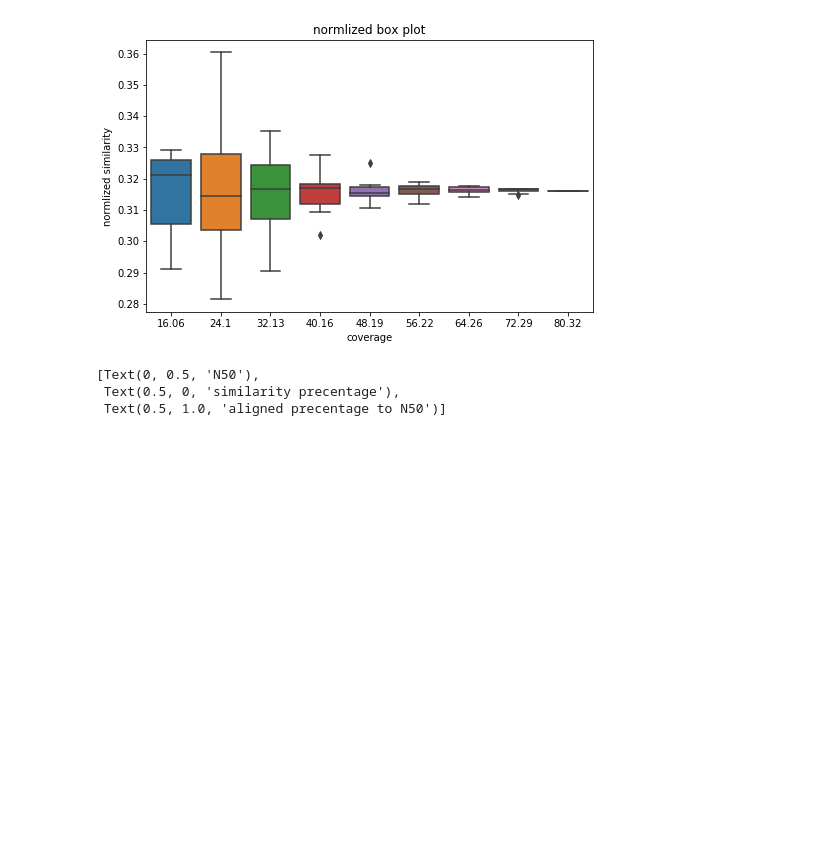
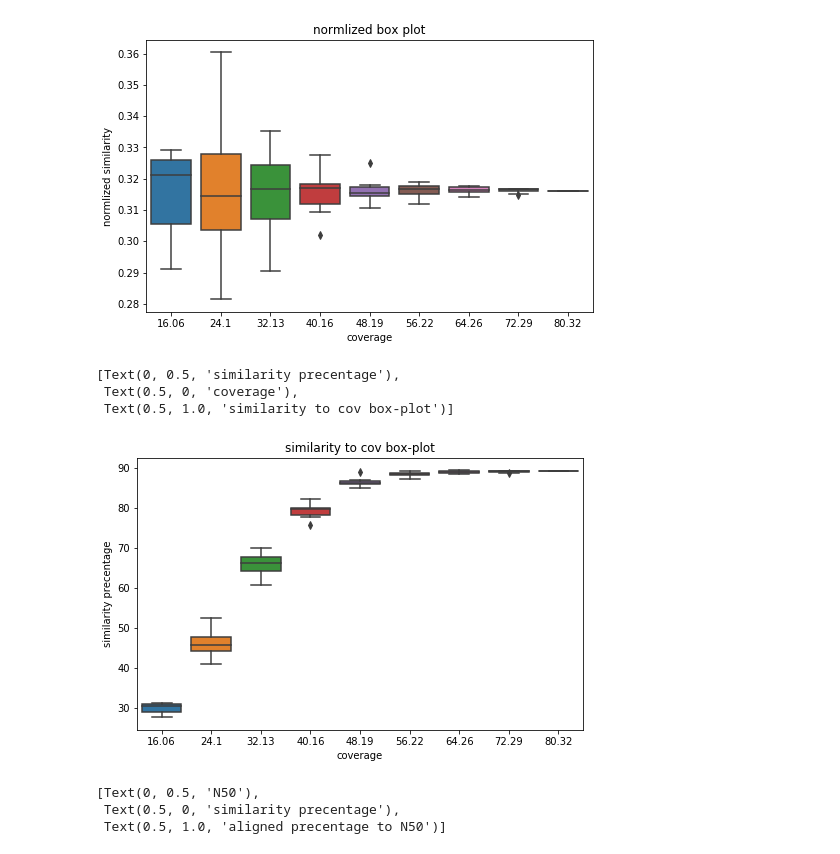
Before and after one commit to roysh1993/bioinformatics_final, a Jupyter notebook: plots_notebook.ipynb, the cells around one changed output. Saved outputs shown, nothing was run; the diff lists cells and outputs as text; code cells hidden in the pictures; blank space fills up the shorter version.

Commit message:
modified plots

```diff
--- a/plots_notebook.ipynb
+++ b/plots_notebook.ipynb
@@ -58,6 +58,15 @@ sns.boxplot(cov_fragmented[1:],list(norm_similarity)).set(xlabel="coverage", yla
  Text(0.5, 0, 'coverage'),
  Text(0.5, 1.0, 'normlized box plot')]
 [figure]
+# %%
+plt.figure(figsize=(8, 5))
+
+sns.boxplot(cov_fragmented[1:],alined_precentage).set(title= "similarity to cov box-plot",ylabel="similarity precentage",xlabel = "coverage")
+# %% [output]
+[Text(0, 0.5, 'similarity precentage'),
+ Text(0.5, 0, 'coverage'),
+ Text(0.5, 1.0, 'similarity to cov box-plot')]
+[figure, added]
 # %%
 # scatter plot of N50 to total_alined_percentage
 
```
